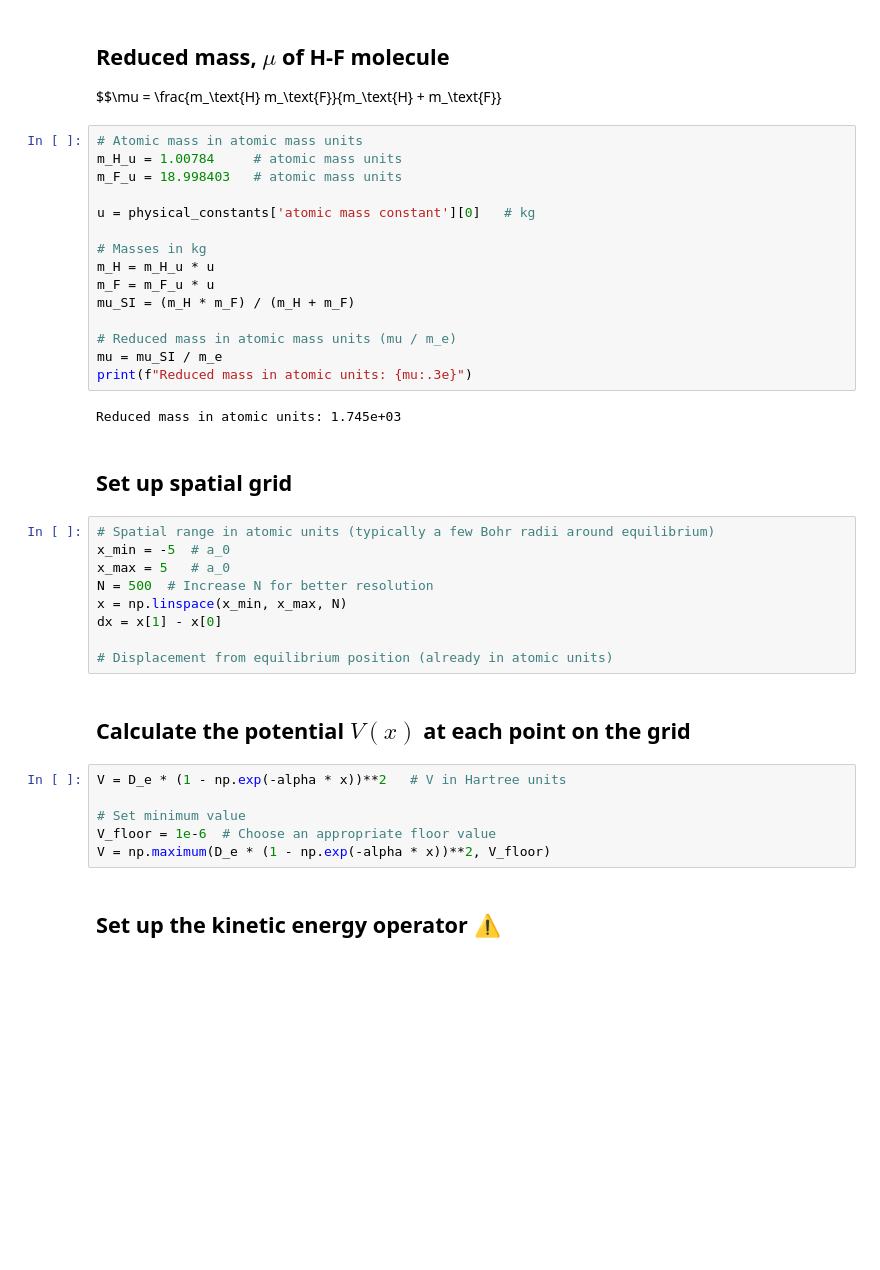
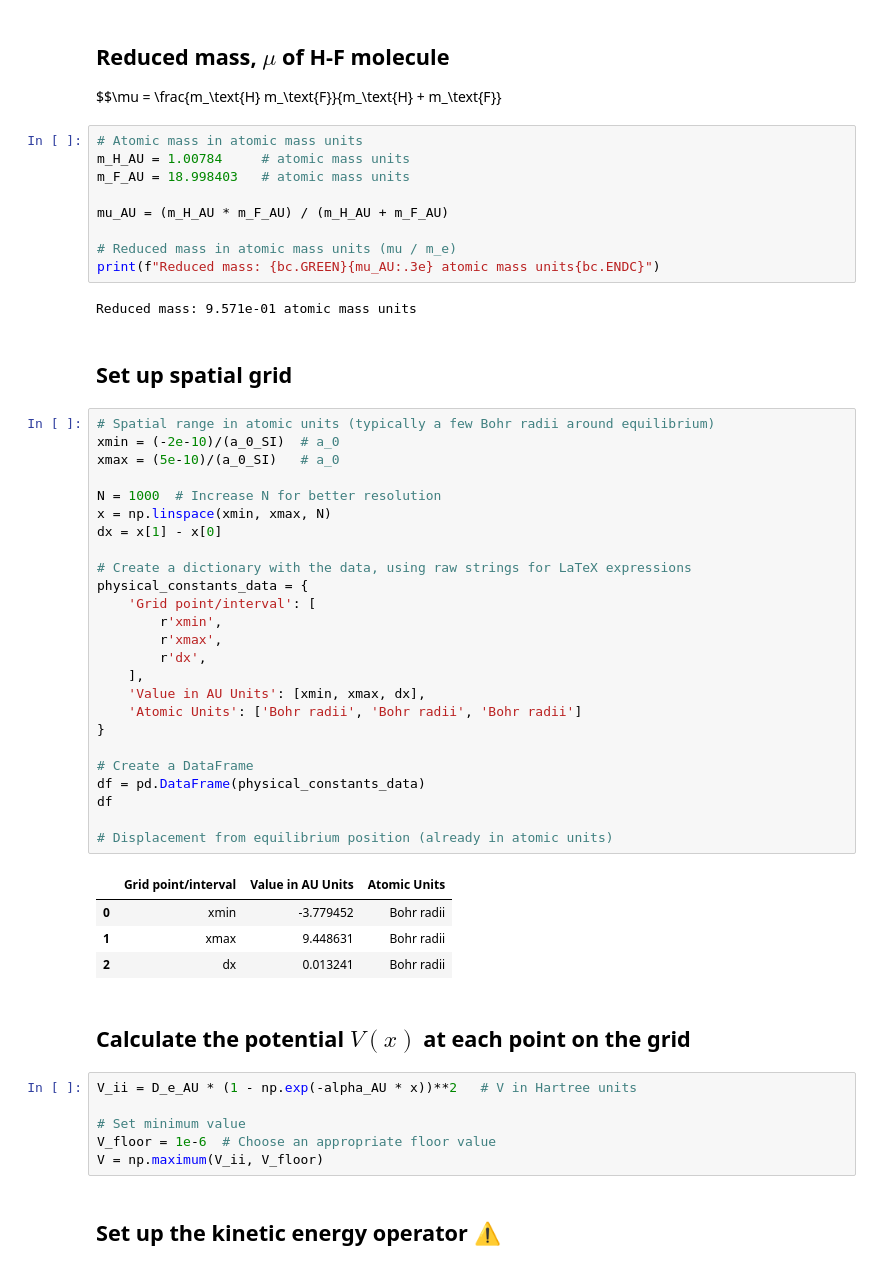
Before and after one commit to lshriver/scribing, a Jupyter notebook: notebooks/practice-problems/1D_potential.ipynb, the cells around one changed output. Cells and saved outputs as stored; diff of their text form; blank space fills up the shorter version.

```diff
--- a/notebooks/practice-problems/1D_potential.ipynb
+++ b/notebooks/practice-problems/1D_potential.ipynb
@@ -56,40 +104,55 @@ Alpha in atomic units = 1.545
 $$\mu = \frac{m_\text{H} m_\text{F}}{m_\text{H} + m_\text{F}}
 # %%
 # Atomic mass in atomic mass units
-m_H_u = 1.00784     # atomic mass units
-m_F_u = 18.998403   # atomic mass units
+m_H_AU = 1.00784     # atomic mass units
+m_F_AU = 18.998403   # atomic mass units
 
-u = physical_constants['atomic mass constant'][0]   # kg
-
-# Masses in kg
-m_H = m_H_u * u
-m_F = m_F_u * u
-mu_SI = (m_H * m_F) / (m_H + m_F)
+mu_AU = (m_H_AU * m_F_AU) / (m_H_AU + m_F_AU)
 
 # Reduced mass in atomic mass units (mu / m_e)
-mu = mu_SI / m_e
-print(f"Reduced mass in atomic units: {mu:.3e}")
+print(f"Reduced mass: {bc.GREEN}{mu_AU:.3e} atomic mass units{bc.ENDC}")
 # %% [output]
-Reduced mass in atomic units: 1.745e+03
+Reduced mass: 9.571e-01 atomic mass units
 # %% [markdown]
 ## Set up spatial grid
 # %%
 # Spatial range in atomic units (typically a few Bohr radii around equilibrium)
-x_min = -5  # a_0
-x_max = 5   # a_0
-N = 500  # Increase N for better resolution
-x = np.linspace(x_min, x_max, N)
+xmin = (-2e-10)/(a_0_SI)  # a_0
+xmax = (5e-10)/(a_0_SI)   # a_0
+
+N = 1000  # Increase N for better resolution
+x = np.linspace(xmin, xmax, N)
 dx = x[1] - x[0]
 
+# Create a dictionary with the data, using raw strings for LaTeX expressions
+physical_constants_data = {
+    'Grid point/interval': [
+        r'xmin',
+        r'xmax',
+        r'dx',
+    ],
+    'Value in AU Units': [xmin, xmax, dx],
+    'Atomic Units': ['Bohr radii', 'Bohr radii', 'Bohr radii']
+}
+
+# Create a DataFrame
+df = pd.DataFrame(physical_constants_data)
+df
+
 # Displacement from equilibrium position (already in atomic units)
+# %% [output]
+|  | Grid point/interval | Value in AU Units | Atomic Units |
+| 0 | xmin | -3.779452 | Bohr radii |
+| 1 | xmax | 9.448631 | Bohr radii |
+| 2 | dx | 0.013241 | Bohr radii |
 # %% [markdown]
 ## Calculate the potential $V(x)$ at each point on the grid
 # %%
-V = D_e * (1 - np.exp(-alpha * x))**2   # V in Hartree units
+V_ii = D_e_AU * (1 - np.exp(-alpha_AU * x))**2   # V in Hartree units
 
 # Set minimum value
 V_floor = 1e-6  # Choose an appropriate floor value
-V = np.maximum(D_e * (1 - np.exp(-alpha * x))**2, V_floor)
+V = np.maximum(V_ii, V_floor)
 # %% [markdown]
 ## Set up the kinetic energy operator ⚠️
 # %%
```
Also changed, not shown: parts of 11 cells of this notebook, 1 other file.
